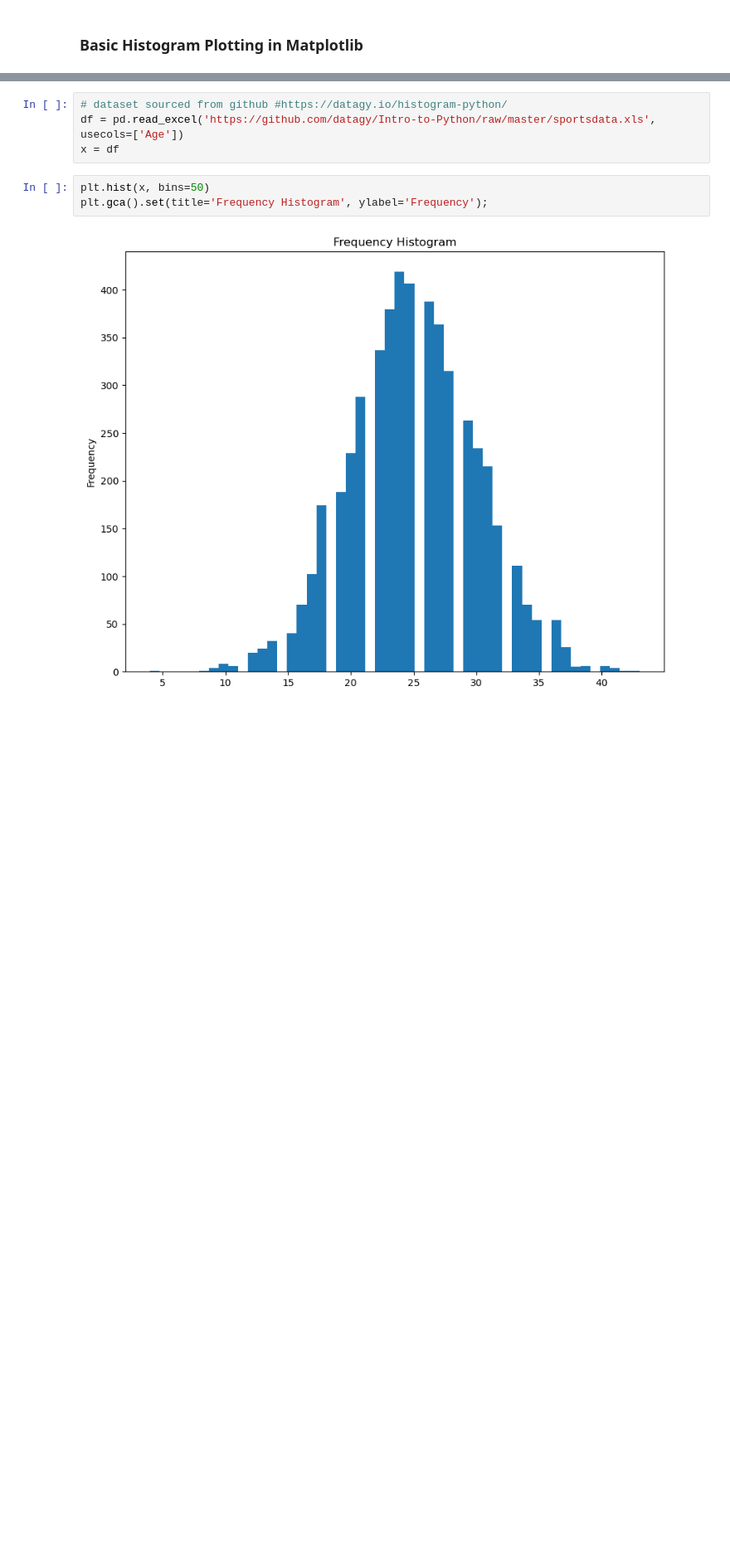
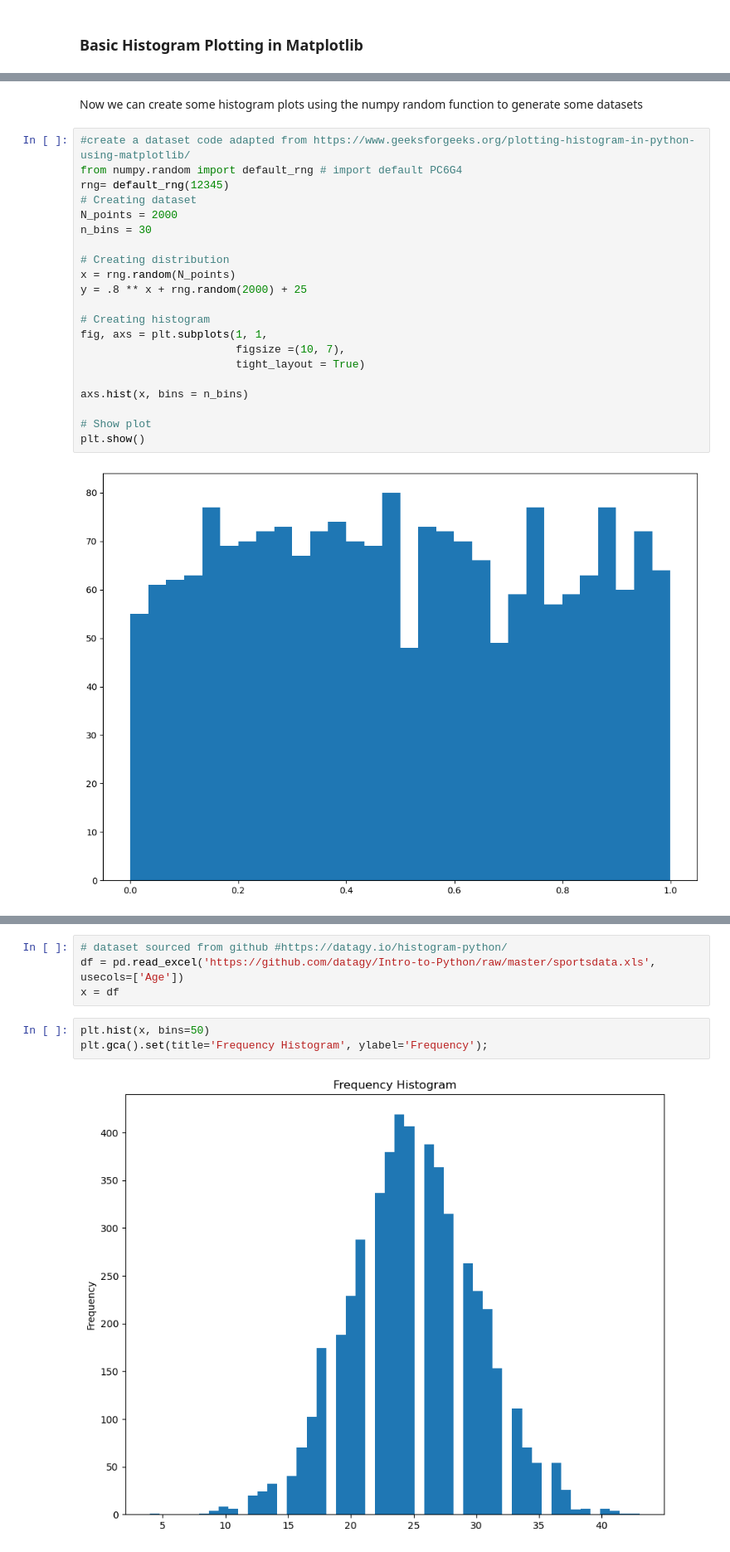
Before and after one commit to katel85/FundamentalsDA, a Jupyter notebook: pyplot.ipynb, the cells around one changed output, grey strips where cells are left out. Shown at 83% size. Drawn from its saved outputs; the diff is of its cells as text; blank space fills up the shorter version.

```diff
--- a/pyplot.ipynb
+++ b/pyplot.ipynb
@@ -528,0 +570,25 @@ There are many ways a histogram can be distributed. Here are a few types of dist
+# %% [markdown]
+Now we can create some histogram plots using the numpy random function to generate some datasets
+# %%
+#create a dataset code adapted from https://www.geeksforgeeks.org/plotting-histogram-in-python-using-matplotlib/
+from numpy.random import default_rng # import default PC6G4
+rng= default_rng(12345)
+# Creating dataset
+N_points = 2000
+n_bins = 30
+
+# Creating distribution
+x = rng.random(N_points)
+y = .8 ** x + rng.random(2000) + 25
+
+# Creating histogram
+fig, axs = plt.subplots(1, 1,
+                        figsize =(10, 7),
+                        tight_layout = True)
+
+axs.hist(x, bins = n_bins)
+
+# Show plot
+plt.show()
+# %% [output]
+[figure, added]
```
Also changed, not shown: parts of 21 cells of this notebook.
